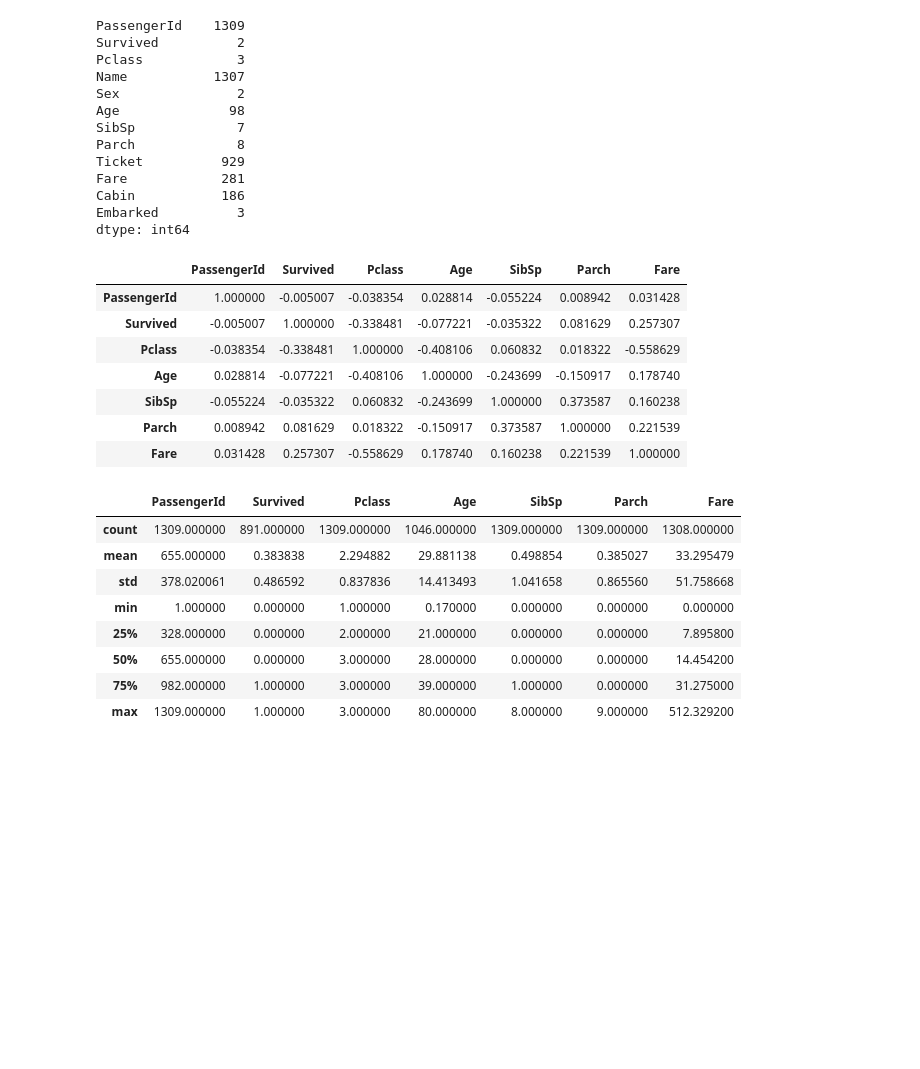
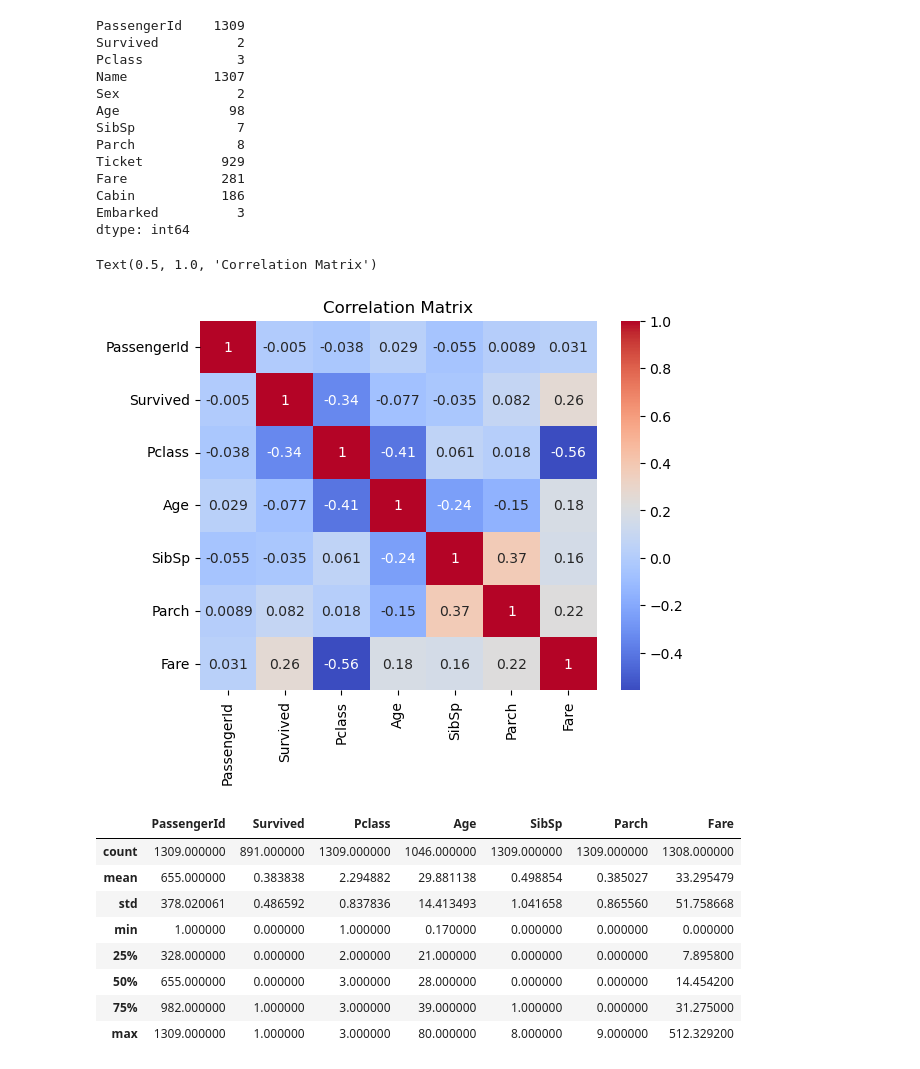
Before and after one commit to Pav-Van/Kaggle-Titanic-Prediction, a Jupyter notebook: Titanic_Predictions.ipynb, the cells around one changed output. Cells and saved outputs as stored; diff of their text form; code cells hidden in the pictures; blank space fills up the shorter version.

```diff
--- a/Titanic_Predictions.ipynb
+++ b/Titanic_Predictions.ipynb
@@ -105,17 +105,12 @@ Fare            281
 Cabin           186
 Embarked          3
 dtype: int64
-# %%
-merged_data.corr(numeric_only=True)
-# %% [output]
-|  | PassengerId | Survived | Pclass | Age | SibSp | Parch | Fare |
-| PassengerId | 1.000000 | -0.005007 | -0.038354 | 0.028814 | -0.055224 | 0.008942 | 0.031428 |
-| Survived | -0.005007 | 1.000000 | -0.338481 | -0.077221 | -0.035322 | 0.081629 | 0.257307 |
-| Pclass | -0.038354 | -0.338481 | 1.000000 | -0.408106 | 0.060832 | 0.018322 | -0.558629 |
-| Age | 0.028814 | -0.077221 | -0.408106 | 1.000000 | -0.243699 | -0.150917 | 0.178740 |
-| SibSp | -0.055224 | -0.035322 | 0.060832 | -0.243699 | 1.000000 | 0.373587 | 0.160238 |
-| Parch | 0.008942 | 0.081629 | 0.018322 | -0.150917 | 0.373587 | 1.000000 | 0.221539 |
-| Fare | 0.031428 | 0.257307 | -0.558629 | 0.178740 | 0.160238 | 0.221539 | 1.000000 |
+# %%
+sns.heatmap(merged_data.corr(numeric_only=True), annot = True, cmap = 'coolwarm')
+plt.title('Correlation Matrix')
+# %% [output]
+Text(0.5, 1.0, 'Correlation Matrix')
+[figure, added]
 # %%
 merged_data.describe()
 # %% [output]
```
Also changed, not shown: parts of 8 cells of this notebook.
